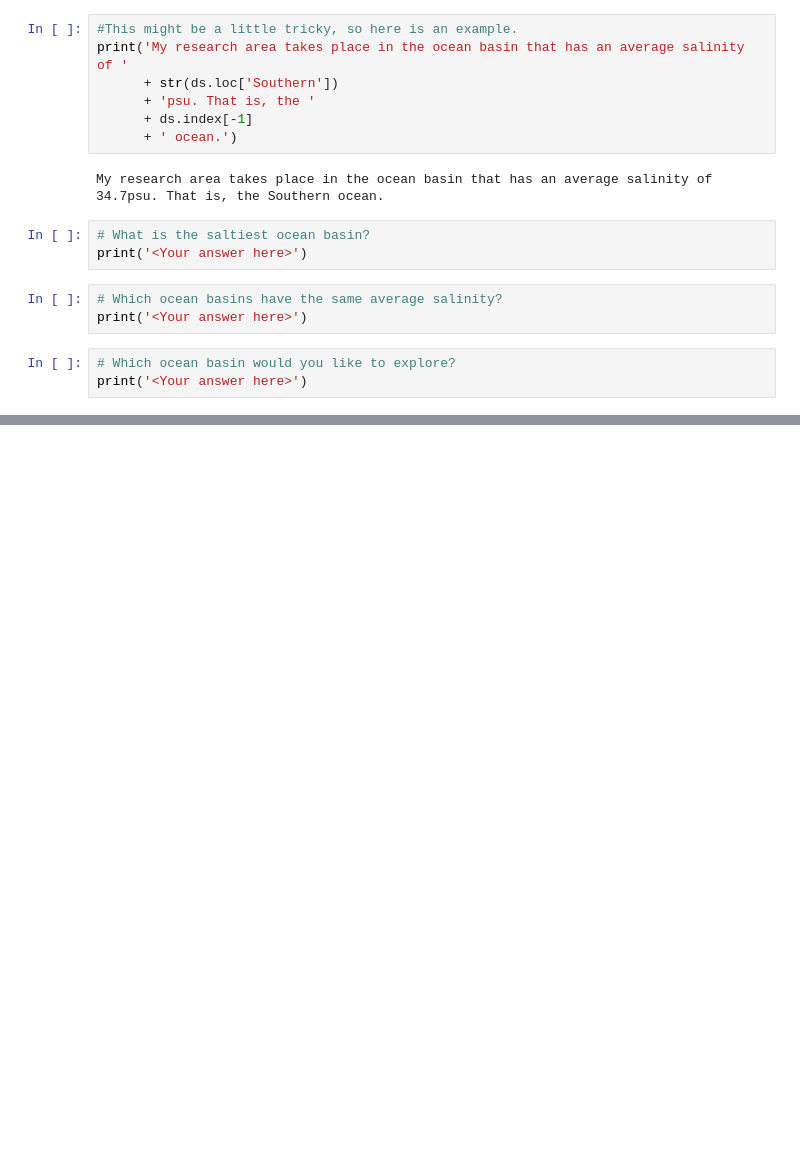
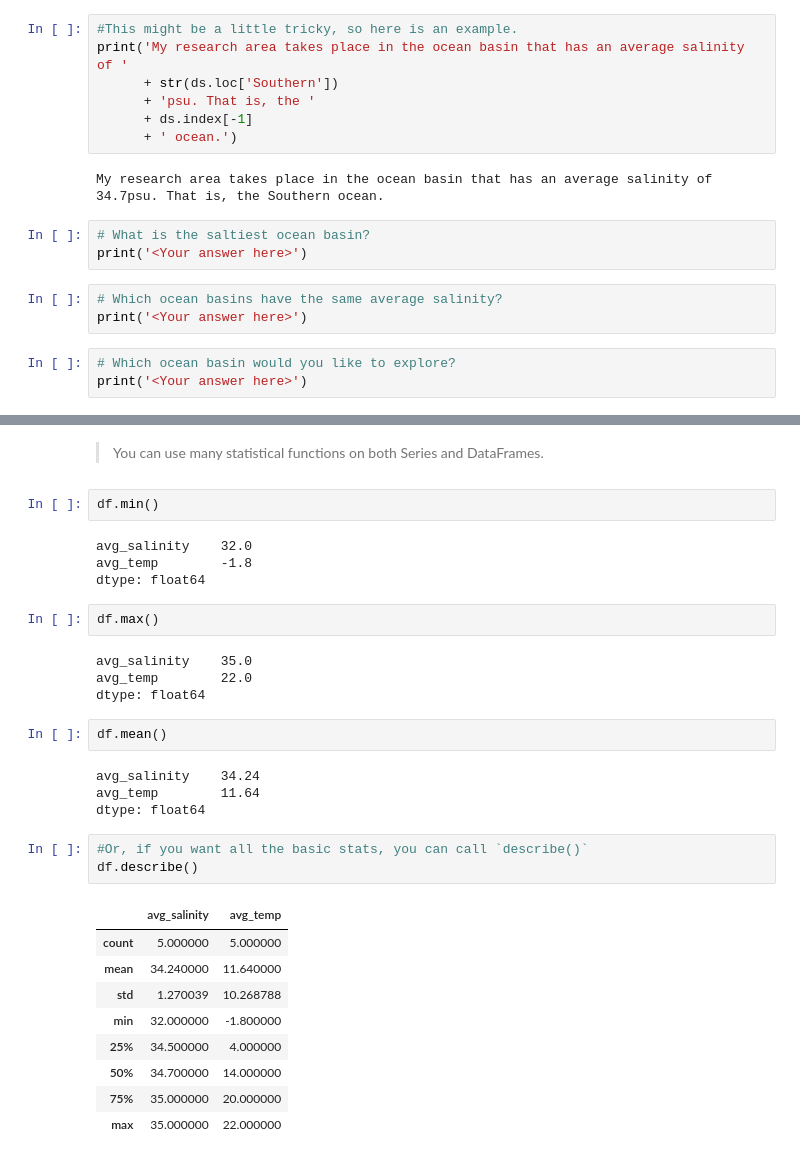
Before and after one commit to pyclub-cu/classes, a Jupyter notebook: Week_5_Salinity_Pandas.ipynb, the cells around one changed output, grey strips where cells are left out. Drawn from its saved outputs; the diff is of its cells as text; blank space fills up the shorter version.

```diff
--- a/Week_5_Salinity_Pandas.ipynb
+++ b/Week_5_Salinity_Pandas.ipynb
@@ -165,0 +202,33 @@ print('<Your answer here>')
+# %% [markdown]
+> You can use many statistical functions on both Series and DataFrames.
+# %%
+df.min()
+# %% [output]
+avg_salinity    32.0
+avg_temp        -1.8
+dtype: float64
+# %%
+df.max()
+# %% [output]
+avg_salinity    35.0
+avg_temp        22.0
+dtype: float64
+# %%
+df.mean()
+# %% [output]
+avg_salinity    34.24
+avg_temp        11.64
+dtype: float64
+# %%
+#Or, if you want all the basic stats, you can call `describe()`
+df.describe()
+# %% [output]
+|  | avg_salinity | avg_temp |
+| count | 5.000000 | 5.000000 |
+| mean | 34.240000 | 11.640000 |
+| std | 1.270039 | 10.268788 |
+| min | 32.000000 | -1.800000 |
+| 25% | 34.500000 | 4.000000 |
+| 50% | 34.700000 | 14.000000 |
+| 75% | 35.000000 | 20.000000 |
+| max | 35.000000 | 22.000000 |
```
Also changed, not shown: parts of 16 cells of this notebook.
